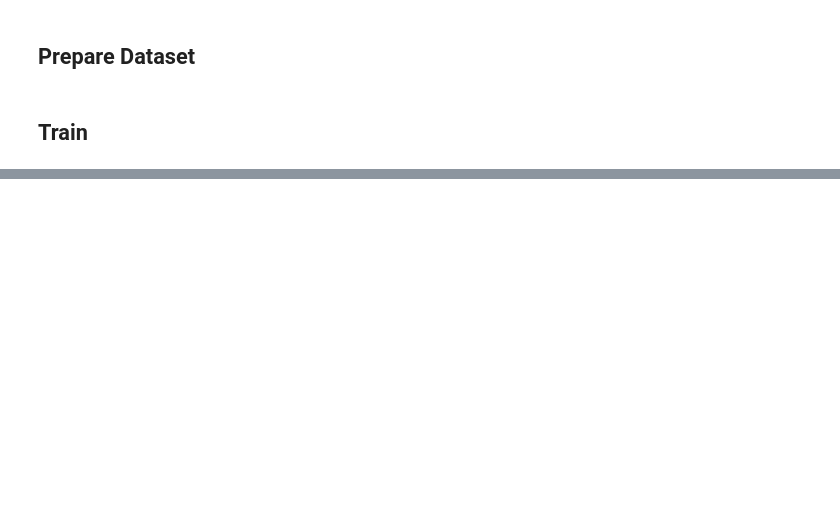
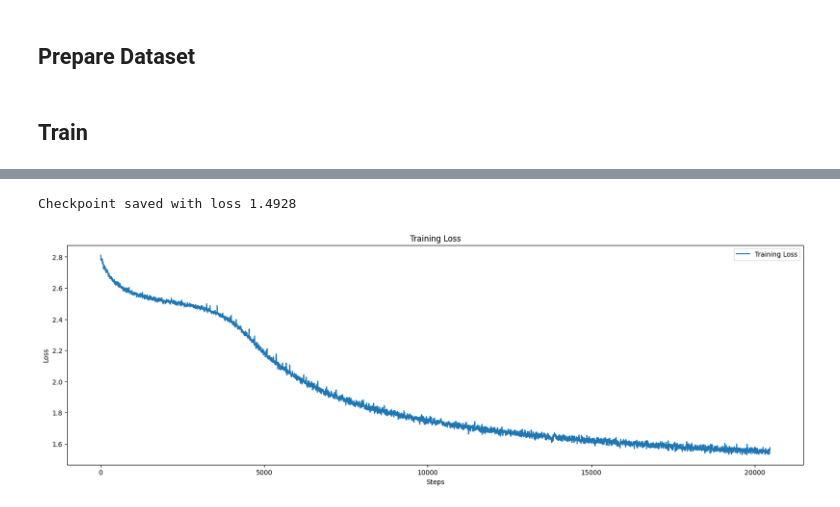
Before and after one commit to ethan-w-roland/AUNN, a Jupyter notebook: mixer.ipynb, the cells around one changed output, grey strips where cells are left out. Saved outputs shown, nothing was run; the diff lists cells and outputs as text; code cells hidden in the pictures; blank space fills up the shorter version.

```diff
--- a/mixer.ipynb
+++ b/mixer.ipynb
@@ -519,0 +626,8 @@ class VectorMLPMixer(nn.Module):
+# %%
+lr = 1e-4
+optimizer = optim.AdamW(model.parameters(), lr=lr)
+# %%
+pad_size = seq_len - (len(tokens) % seq_len) + 1 #we add one to account for x->y next-token-pred offset
+pad = [char2id[' ']] * pad_size
+train_data = torch.tensor(tokens + pad, dtype=torch.long).to(device)
+print(len(train_data))
@@ -519,0 +636,3 @@ class VectorMLPMixer(nn.Module):
+# %%
+losses = []
+accuracies = []
@@ -519,0 +698,31 @@ class VectorMLPMixer(nn.Module):
+# %%
+save_checkpoint(model, {
+    'vocab_size': vocab_size,
+    'hidden_dim': hidden_dim,
+    'seq_len': seq_len,
+    'num_blocks': num_blocks
+}, optimizer, losses, filename="shakespeare/checkpoints/mixer/checkpoint_tMLP.pth")
+# %% [output]
+Checkpoint saved with loss 1.4928
+# %%
+model, optimizer, losses = load_checkpoint("shakespeare/checkpoints/mixer/checkpoint_tMLP.pth")
+# %%
+# Plot the loss curve
+downsample = 1
+window = 10
+
+temp = []
+for epoch in losses[num_batches*2::downsample]:
+    avg = np.mean(epoch)
+    temp.append(avg)
+temp = np.convolve(temp, np.ones(window)/window, mode='valid')
+
+plt.figure(figsize=(20, 6))
+plt.plot(temp, label="Training Loss")
+plt.xlabel("Steps")
+plt.ylabel("Loss")
+plt.title("Training Loss")
+plt.legend()
+plt.show()
+# %% [output]
+[figure, added]
```
Also changed, not shown: parts of 20 cells of this notebook, 20 other files.
